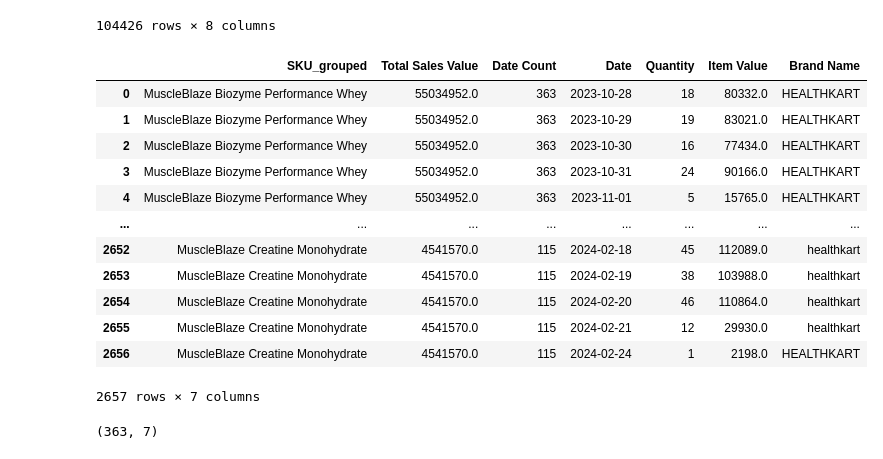
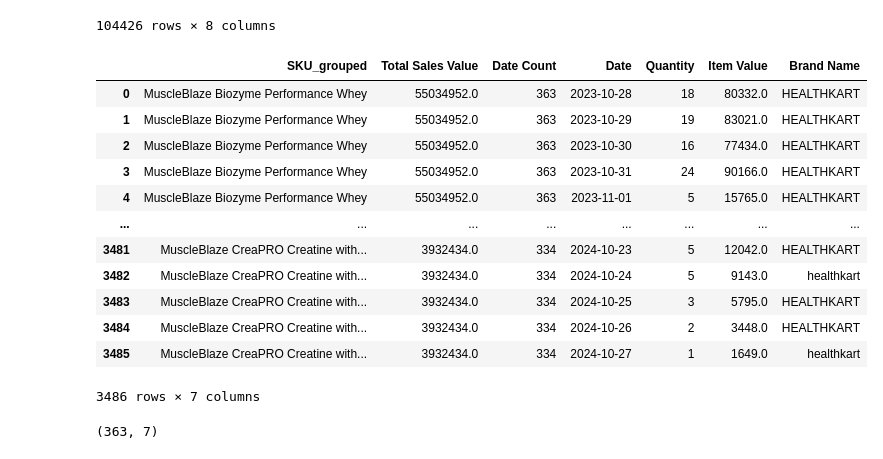
Before and after one commit to Dimpleraj1991/PicknDal, a Jupyter notebook: Day_forecastor.ipynb, the cells around one changed output. Saved outputs shown, nothing was run; the diff lists cells and outputs as text; code cells hidden in the pictures.

```diff
--- a/Day_forecastor.ipynb
+++ b/Day_forecastor.ipynb
@@ -32,32 +32,32 @@ sales_data
 # %%
 sales_data['SKU Name']=sales_data['SKU Name'].str.split('_')
 sales_data=sales_data.explode('SKU Name',ignore_index=True)
 sales_data['SKU_grouped']=sales_data['SKU Name'].str.split(',',expand=True)[0]
 sales_data['Order Date & Time']=pd.to_datetime(sales_data['Order Date & Time'])
 sales_data['Date']=sales_data['Order Date & Time'].dt.date
 sales_data_grouped=sales_data.groupby(['SKU_grouped','Date']).agg({'Quantity':'sum',"Item Value":"sum","Brand Name":"first"}).reset_index()
 sales_data_grouped=sales_data_grouped.sort_values('Date')
 sales_data_grouped_select=sales_data.groupby(['SKU_grouped']).agg({'Item Value':'sum',"Date":'nunique'}).reset_index()
 
 sales_data_grouped_select=sales_data_grouped_select.rename(columns={'Item Value': 'Total Sales Value',"Date":'Date Count'})
-sales_data_grouped_select=sales_data_grouped_select.sort_values(by=['Total Sales Value','Date Count'],ascending=[False,False])
+sales_data_grouped_select=sales_data_grouped_select.sort_values(by=['Date Count'],ascending=[False])
 sales_data_grouped_select=sales_data_grouped_select.head(10)
 sales_data_grouped_select=sales_data_grouped_select.merge(sales_data_grouped,on='SKU_grouped',how='left')
 sales_data_grouped_select
 # %% [output]
 |  | SKU_grouped | Total Sales Value | Date Count | Date | Quantity | Item Value | Brand Name |
 | 0 | MuscleBlaze Biozyme Performance Whey | 55034952.0 | 363 | 2023-10-28 | 18 | 80332.0 | HEALTHKART |
 | 1 | MuscleBlaze Biozyme Performance Whey | 55034952.0 | 363 | 2023-10-29 | 19 | 83021.0 | HEALTHKART |
 | 2 | MuscleBlaze Biozyme Performance Whey | 55034952.0 | 363 | 2023-10-30 | 16 | 77434.0 | HEALTHKART |
 | 3 | MuscleBlaze Biozyme Performance Whey | 55034952.0 | 363 | 2023-10-31 | 24 | 90166.0 | HEALTHKART |
 | 4 | MuscleBlaze Biozyme Performance Whey | 55034952.0 | 363 | 2023-11-01 | 5 | 15765.0 | HEALTHKART |
 | ... | ... | ... | ... | ... | ... | ... | ... |
-| 2652 | MuscleBlaze Creatine Monohydrate | 4541570.0 | 115 | 2024-02-18 | 45 | 112089.0 | healthkart |
-| 2653 | MuscleBlaze Creatine Monohydrate | 4541570.0 | 115 | 2024-02-19 | 38 | 103988.0 | healthkart |
-| 2654 | MuscleBlaze Creatine Monohydrate | 4541570.0 | 115 | 2024-02-20 | 46 | 110864.0 | healthkart |
-| 2655 | MuscleBlaze Creatine Monohydrate | 4541570.0 | 115 | 2024-02-21 | 12 | 29930.0 | healthkart |
-| 2656 | MuscleBlaze Creatine Monohydrate | 4541570.0 | 115 | 2024-02-24 | 1 | 2198.0 | HEALTHKART |
+| 3481 | MuscleBlaze CreaPRO Creatine with... | 3932434.0 | 334 | 2024-10-23 | 5 | 12042.0 | HEALTHKART |
+| 3482 | MuscleBlaze CreaPRO Creatine with... | 3932434.0 | 334 | 2024-10-24 | 5 | 9143.0 | healthkart |
+| 3483 | MuscleBlaze CreaPRO Creatine with... | 3932434.0 | 334 | 2024-10-25 | 3 | 5795.0 | HEALTHKART |
+| 3484 | MuscleBlaze CreaPRO Creatine with... | 3932434.0 | 334 | 2024-10-26 | 2 | 3448.0 | HEALTHKART |
+| 3485 | MuscleBlaze CreaPRO Creatine with... | 3932434.0 | 334 | 2024-10-27 | 1 | 1649.0 | healthkart |
-2657 rows × 7 columns
+3486 rows × 7 columns
 # %%
 sales_data_grouped_select[sales_data_grouped_select['SKU_grouped']=="MuscleBlaze Biozyme Performance Whey"].shape
 # %% [output]
```
Also changed, not shown: parts of 8 cells of this notebook.
